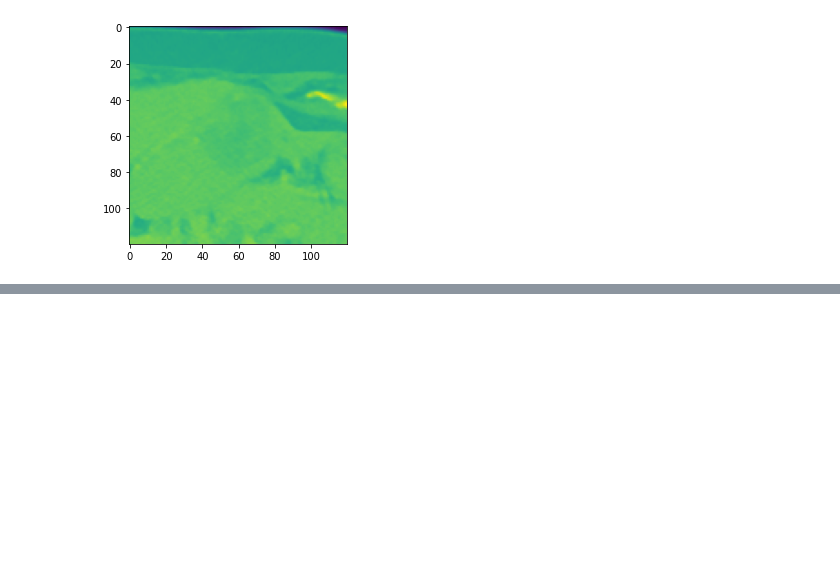
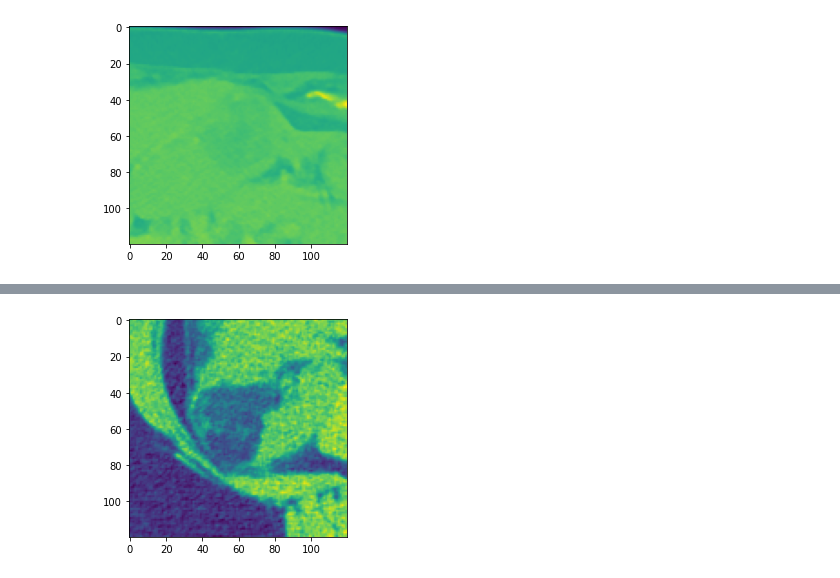
Before and after one commit to haehn/dicompute, a Jupyter notebook: DeepLesion2.ipynb, the cells around one changed output, grey strips where cells are left out. Saved outputs shown, nothing was run; the diff lists cells and outputs as text; code cells hidden in the pictures; blank space fills up the shorter version.

```diff
--- a/DeepLesion2.ipynb
+++ b/DeepLesion2.ipynb
@@ -64,0 +74,4 @@ D.DeepLesion.showType(4)
+# %%
+D.DeepLesion.showType(6)
+# %% [output]
+[figure, added]
```
Also changed, not shown: parts of 12 cells of this notebook, 2 other files.
